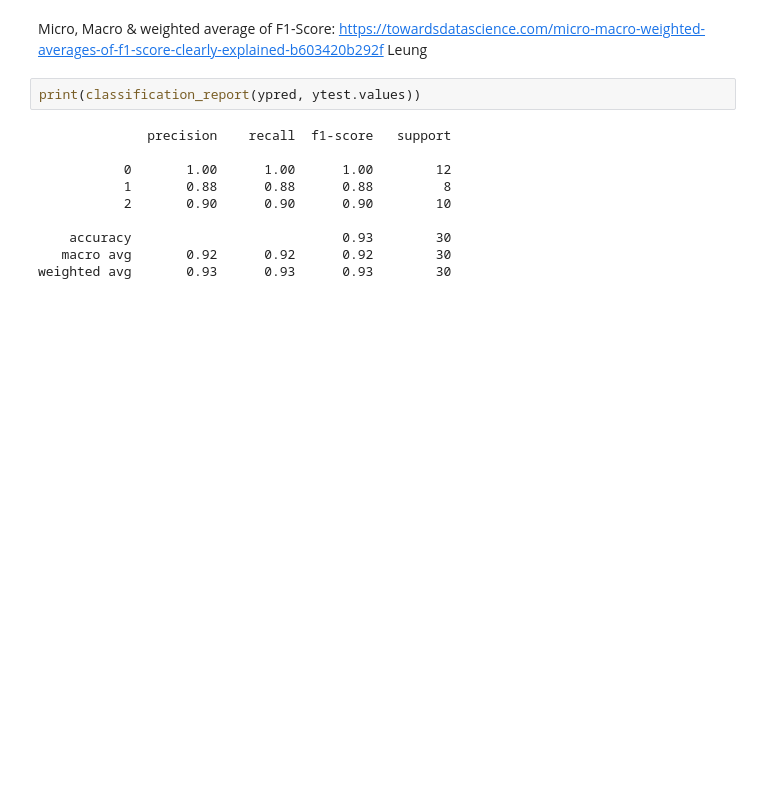
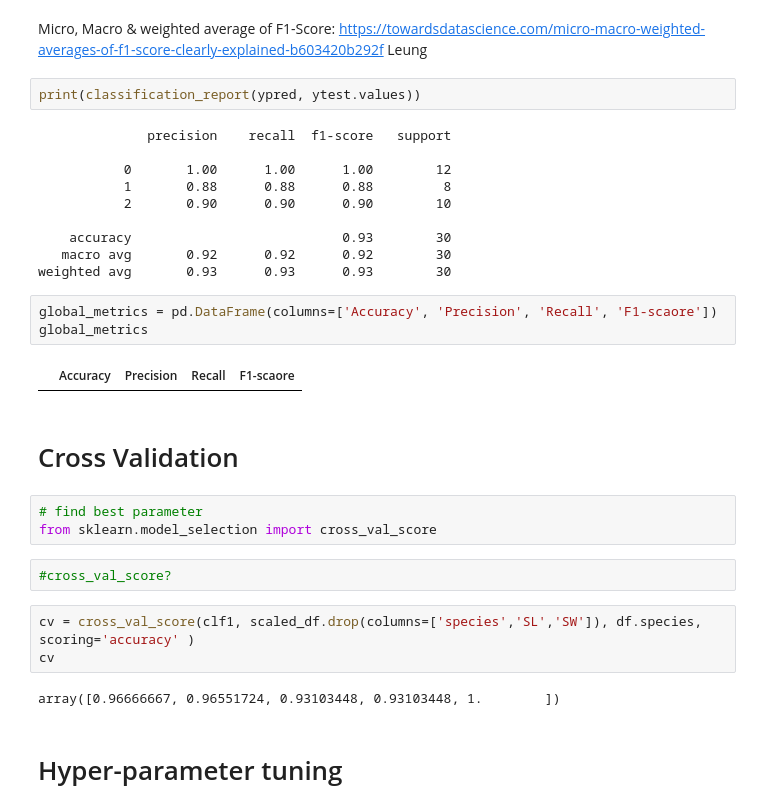
Before and after one commit to Khalid019/Iris_Flower_Classification, a Jupyter notebook: Iris_Flower_Classification.ipynb, the cells around one changed output. Drawn from its saved outputs; the diff is of its cells as text; blank space fills up the shorter version.

```diff
--- a/Iris_Flower_Classification.ipynb
+++ b/Iris_Flower_Classification.ipynb
@@ -382,3 +384,22 @@ print(classification_report(ypred, ytest.values))
     accuracy                           0.93        30
    macro avg       0.92      0.92      0.92        30
 weighted avg       0.93      0.93      0.93        30
+# %%
+global_metrics = pd.DataFrame(columns=['Accuracy', 'Precision', 'Recall', 'F1-scaore'])
+global_metrics
+# %% [output]
+|  | Accuracy | Precision | Recall | F1-scaore |
+# %% [markdown]
+# Cross Validation
+# %%
+# find best parameter
+from sklearn.model_selection import cross_val_score
+# %%
+#cross_val_score?
+# %%
+cv = cross_val_score(clf1, scaled_df.drop(columns=['species','SL','SW']), df.species, scoring='accuracy' )
+cv
+# %% [output]
+array([0.96666667, 0.96551724, 0.93103448, 0.93103448, 1.        ])
+# %% [markdown]
+# Hyper-parameter tuning
```
Also changed, not shown: parts of 14 cells of this notebook.
